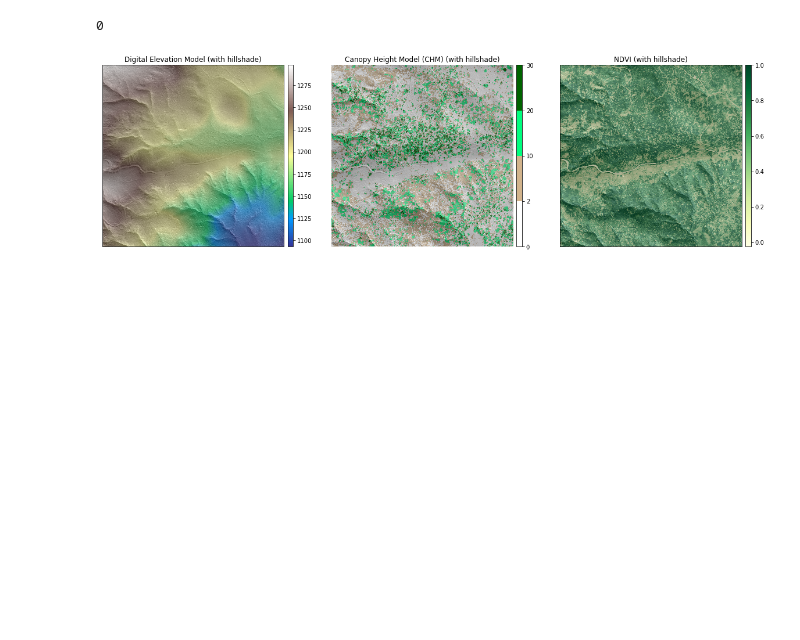
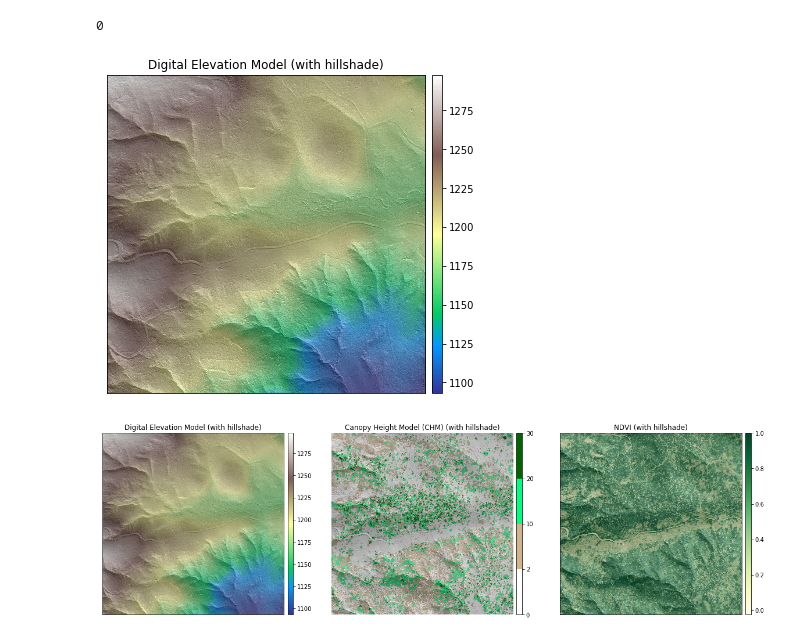
Before and after one commit to cojacoo/hydropedology_lab, a Jupyter notebook: NEON_example.ipynb, the cells around one changed output. Saved outputs shown, nothing was run; the diff lists cells and outputs as text; code cells hidden in the pictures; blank space fills up the shorter version.

```diff
--- a/NEON_example.ipynb
+++ b/NEON_example.ipynb
@@ -161,6 +163,22 @@ with rio.open(fo+'lidar_chm.tif', 'w', **dsm_meta) as ff:
 
 #calculate the hillshade for visualization
 hillshade = es.hillshade(dtm)
+# %%
+# Plot some maps of elevation, canopy height and NDVI
+fig, ax1 = plt.subplots(figsize=(6,6),ncols=1)
+
+# map of elevation model
+ep.plot_bands(
+    dtm,
+    ax=ax1,
+    cmap="terrain",
+    title="Digital Elevation Model (with hillshade)",
+)
+ax1.imshow(hillshade, cmap="Greys", alpha=0.5)
+
+fig.savefig(fo+'plot.pdf',bbox_inches='tight')
+# %% [output]
+[figure, added]
 # %%
 # Plot some maps of elevation, canopy height and NDVI
 fig, (ax1, ax2, ax3) = plt.subplots(figsize=(20, 6),ncols=3)
```
Also changed, not shown: parts of 11 cells of this notebook.
